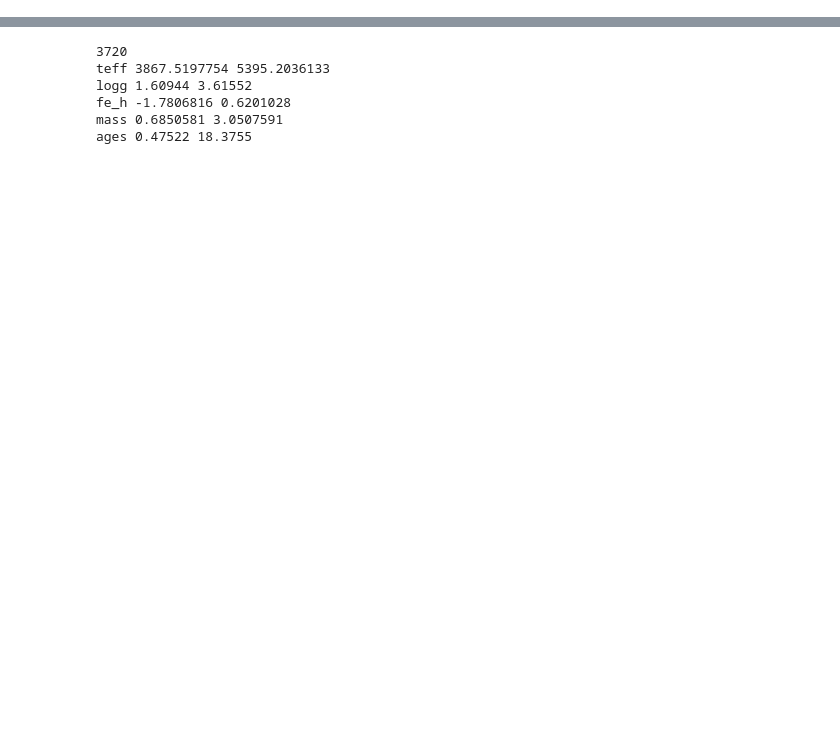
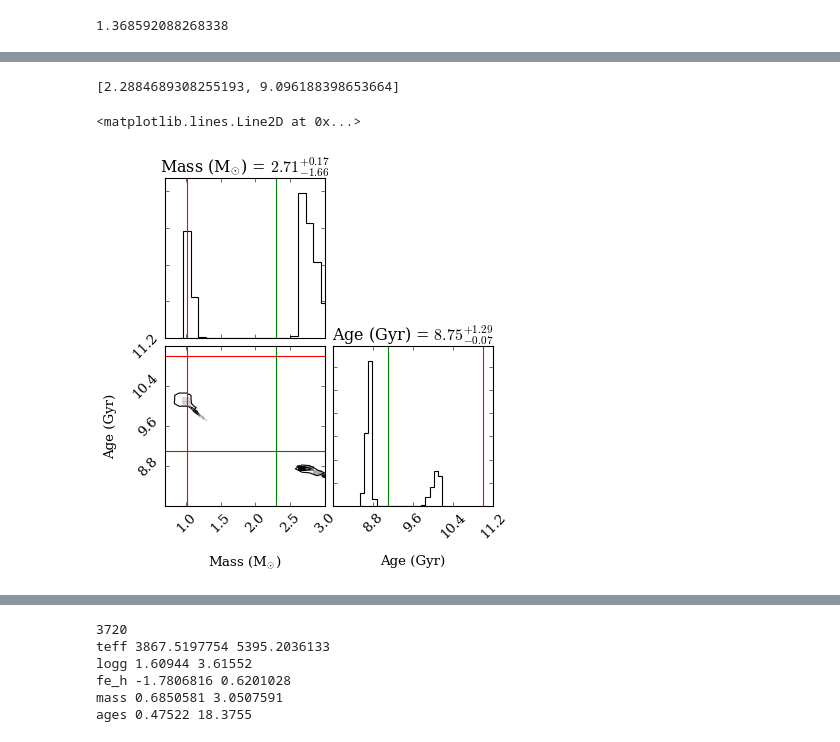
Before and after one commit to jbirky/StellarEvolution, a Jupyter notebook: read_data.ipynb, the cells around one changed output, grey strips where cells are left out. Saved outputs shown, nothing was run; the diff lists cells and outputs as text; code cells hidden in the pictures; blank space fills up the shorter version.

Commit message:
isochrone fitting

```diff
--- a/read_data.ipynb
+++ b/read_data.ipynb
@@ -31,0 +67,8 @@ params = {'teff':teff, 'logg':logg, 'fe_h':fe_h, 'mass':mass, 'ages':ages}
+# %%
+dart = Dartmouth_FastIsochrone()
+mist = MIST_Isochrone()
+# %%
+mist_mdl, dart_mdl = [], []
+for i in range(len(n)):
+    mist_mdl.append(StarModel(mist, Teff=TEFF[i], logg=LOGG[i], feh=FE_H[i], nu_max=NUMAX[i], delta_nu=DELNU[i]))
+    dart_mdl.append(StarModel(dart, Teff=TEFF[i], logg=LOGG[i], feh=FE_H[i], nu_max=NUMAX[i], delta_nu=DELNU[i]))
@@ -31,0 +124,34 @@ params = {'teff':teff, 'logg':logg, 'fe_h':fe_h, 'mass':mass, 'ages':ages}
+# %%
+alpha = .3
+lo = .1
+hi = 1
+C = (1 + alpha)/(hi**(1 + alpha) - lo**(1 + alpha))
+print(C)
+# %% [output]
+1.368592088268338
+# %%
+i = 0
+mdist = dart_mdl[i].samples.mass_0_0
+adist = dart_mdl[i].samples.age_0_0
+dist = np.array([mdist, adist]).T
+
+wu_fit = [[1.01, 11.0], [1.29, 4.1], [1.68,2.1], [2.01,1.4]]
+my_fit = [np.mean(mdist), np.mean(adist)]
+print(my_fit)
+# plt.hist2d(mdist, adist, bins=100, cmap='Greys');
+fig = corner.corner(dist, labels=("Mass (M$_{\odot}$)", "Age (Gyr)"), show_titles=True)
+fig.axes[0].set_xlim(.7,3)
+fig.axes[2].set_xlim(.7,3)
+fig.axes[2].set_ylim(8,11.2)
+fig.axes[3].set_xlim(8,11.2)
+
+fig.axes[0].axvline(wu_fit[i][0], color="r", linewidth=1)
+fig.axes[2].axvline(wu_fit[i][0], color="r", linewidth=1)
+fig.axes[2].axhline(wu_fit[i][1], color="r", linewidth=1)
+fig.axes[3].axvline(wu_fit[i][1], color="r", linewidth=1)
+
+fig.axes[0].axvline(my_fit[0], color="g", linewidth=1)
+fig.axes[2].axvline(my_fit[0], color="g", linewidth=1)
+fig.axes[2].axhline(my_fit[1], color="g", linewidth=1)
+fig.axes[3].axvline(my_fit[1], color="g", linewidth=1)
+# %% [output]
@@ -31,0 +159,3 @@ params = {'teff':teff, 'logg':logg, 'fe_h':fe_h, 'mass':mass, 'ages':ages}
+[2.2884689308255193, 9.096188398653664]
+<matplotlib.lines.Line2D at 0x...>
+[figure, added]
```
Also changed, not shown: parts of 21 cells of this notebook, 1 other file.
